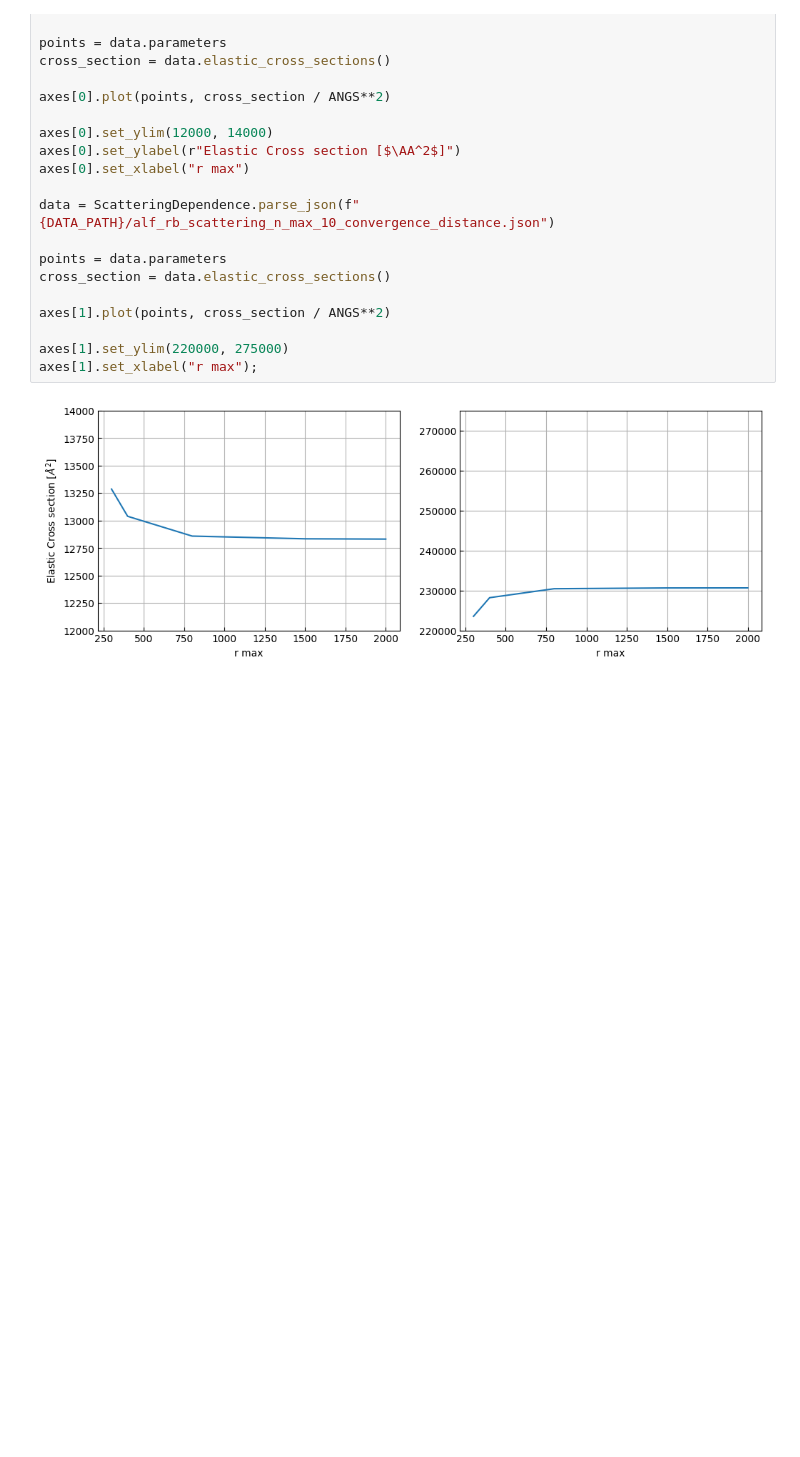
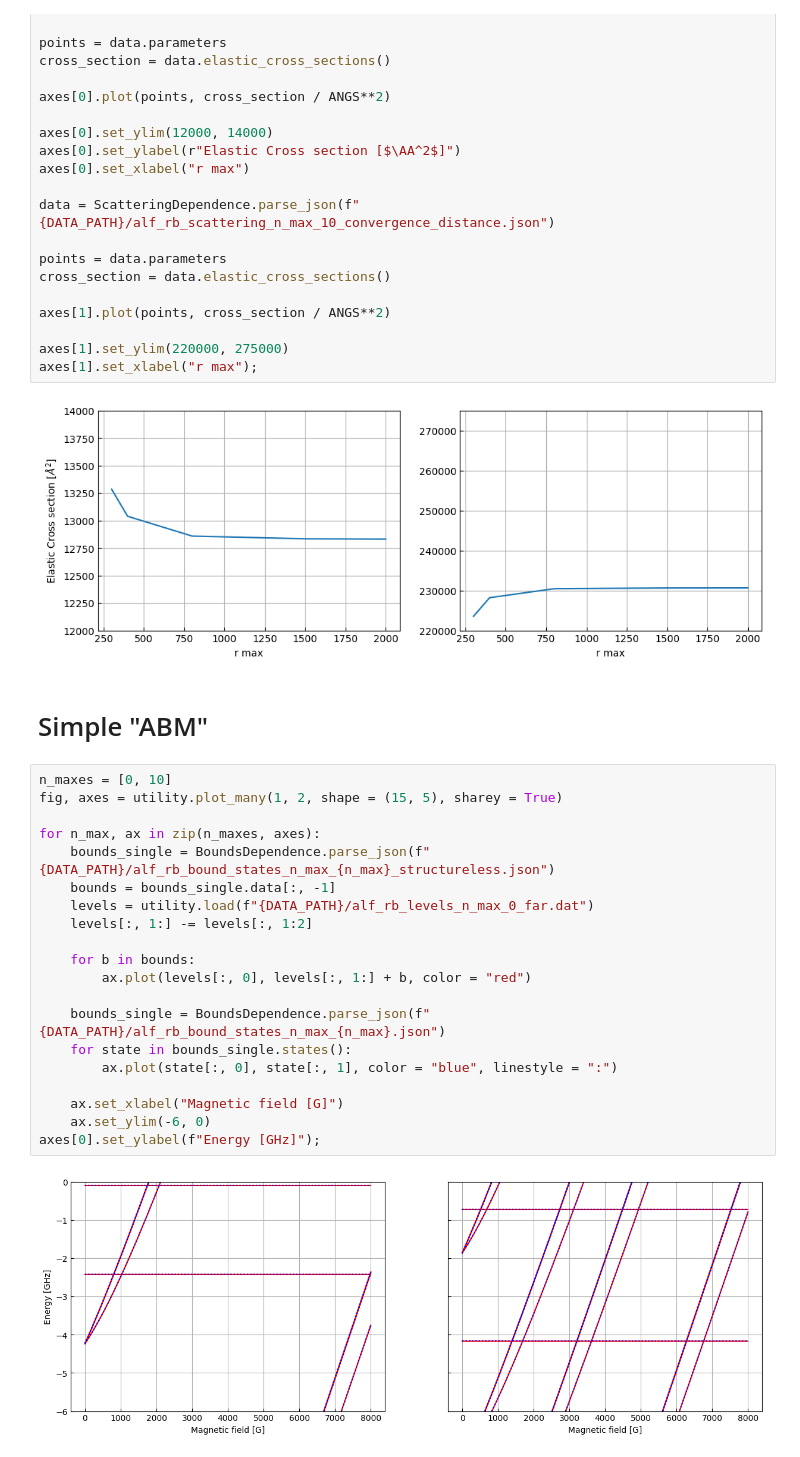
Before and after one commit to Wleter/rb_alf_feshbach, a Jupyter notebook: analysis/analysis.ipynb, the cells around one changed output. Cells and saved outputs as stored; diff of their text form; blank space fills up the shorter version.

Commit message:
add simple abm prediction

```diff
--- a/analysis/analysis.ipynb
+++ b/analysis/analysis.ipynb
@@ -304,3 +304,27 @@ axes[1].set_ylim(220000, 275000)
 axes[1].set_xlabel("r max");
 # %% [output]
 [figure]
+# %% [markdown]
+# Simple "ABM"
+# %%
+n_maxes = [0, 10]
+fig, axes = utility.plot_many(1, 2, shape = (15, 5), sharey = True)
+
+for n_max, ax in zip(n_maxes, axes):
+    bounds_single = BoundsDependence.parse_json(f"{DATA_PATH}/alf_rb_bound_states_n_max_{n_max}_structureless.json")
+    bounds = bounds_single.data[:, -1]
+    levels = utility.load(f"{DATA_PATH}/alf_rb_levels_n_max_0_far.dat")
+    levels[:, 1:] -= levels[:, 1:2]
+
+    for b in bounds:
+        ax.plot(levels[:, 0], levels[:, 1:] + b, color = "red")
+
+    bounds_single = BoundsDependence.parse_json(f"{DATA_PATH}/alf_rb_bound_states_n_max_{n_max}.json")
+    for state in bounds_single.states():
+        ax.plot(state[:, 0], state[:, 1], color = "blue", linestyle = ":")
+
+    ax.set_xlabel("Magnetic field [G]")
+    ax.set_ylim(-6, 0)
+axes[0].set_ylabel(f"Energy [GHz]");
+# %% [output]
+[figure, added]
```
Also changed, not shown: 1 other file.
